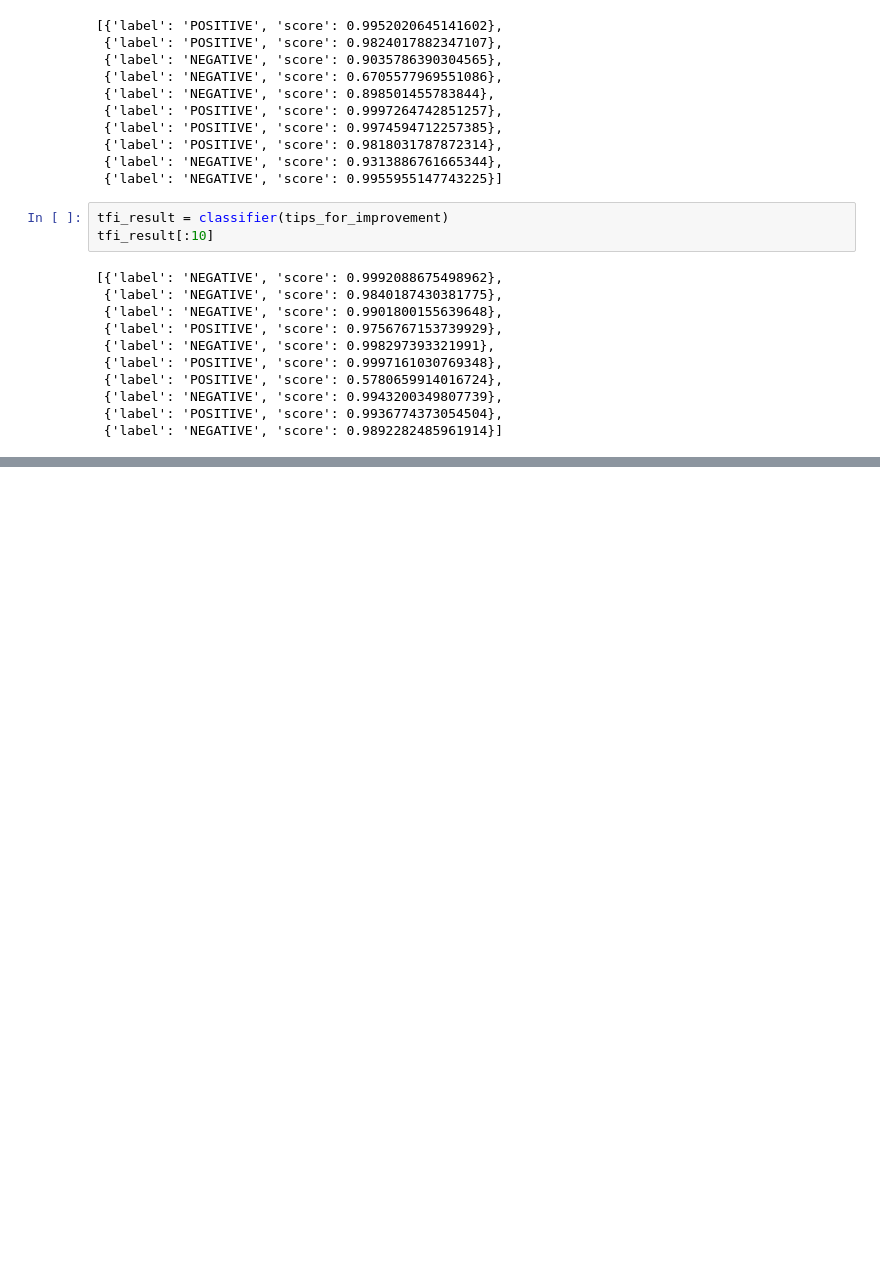
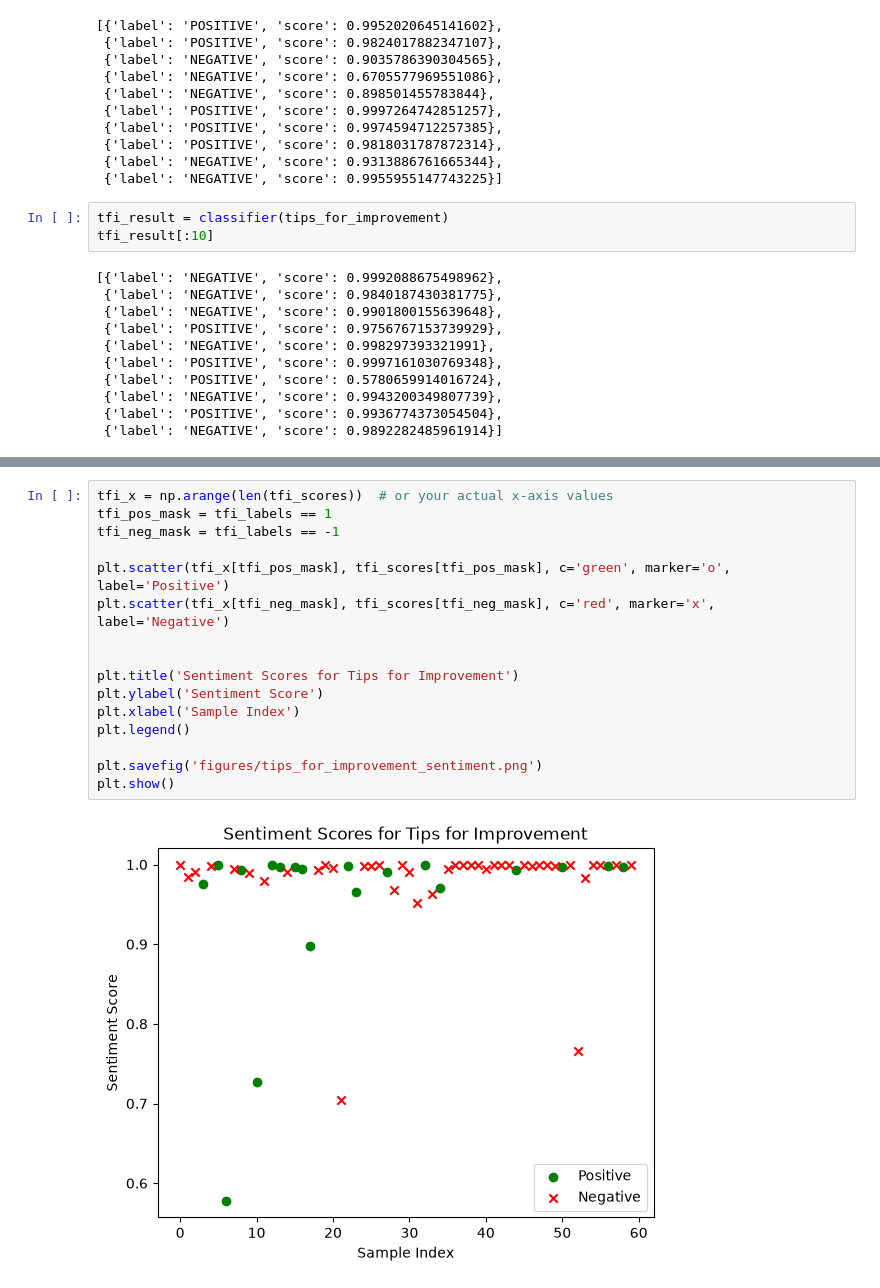
Before and after one commit to kevinngonyc/Multimodal-Ego-Exo4D, a Jupyter notebook: initial_exploration.ipynb, the cells around one changed output, grey strips where cells are left out. Drawn from its saved outputs; the diff is of its cells as text; blank space fills up the shorter version.

```diff
--- a/initial_exploration.ipynb
+++ b/initial_exploration.ipynb
@@ -119,0 +122,18 @@ tfi_labels[:10], tfi_scores[:10]
+# %%
+tfi_x = np.arange(len(tfi_scores))  # or your actual x-axis values
+tfi_pos_mask = tfi_labels == 1
+tfi_neg_mask = tfi_labels == -1
+
+plt.scatter(tfi_x[tfi_pos_mask], tfi_scores[tfi_pos_mask], c='green', marker='o', label='Positive')
+plt.scatter(tfi_x[tfi_neg_mask], tfi_scores[tfi_neg_mask], c='red', marker='x', label='Negative')
+
+
+plt.title('Sentiment Scores for Tips for Improvement')
+plt.ylabel('Sentiment Score')
+plt.xlabel('Sample Index')
+plt.legend()
+
+plt.savefig('figures/tips_for_improvement_sentiment.png')
+plt.show()
+# %% [output]
+[figure, added]
```
Also changed, not shown: parts of 4 cells of this notebook.
